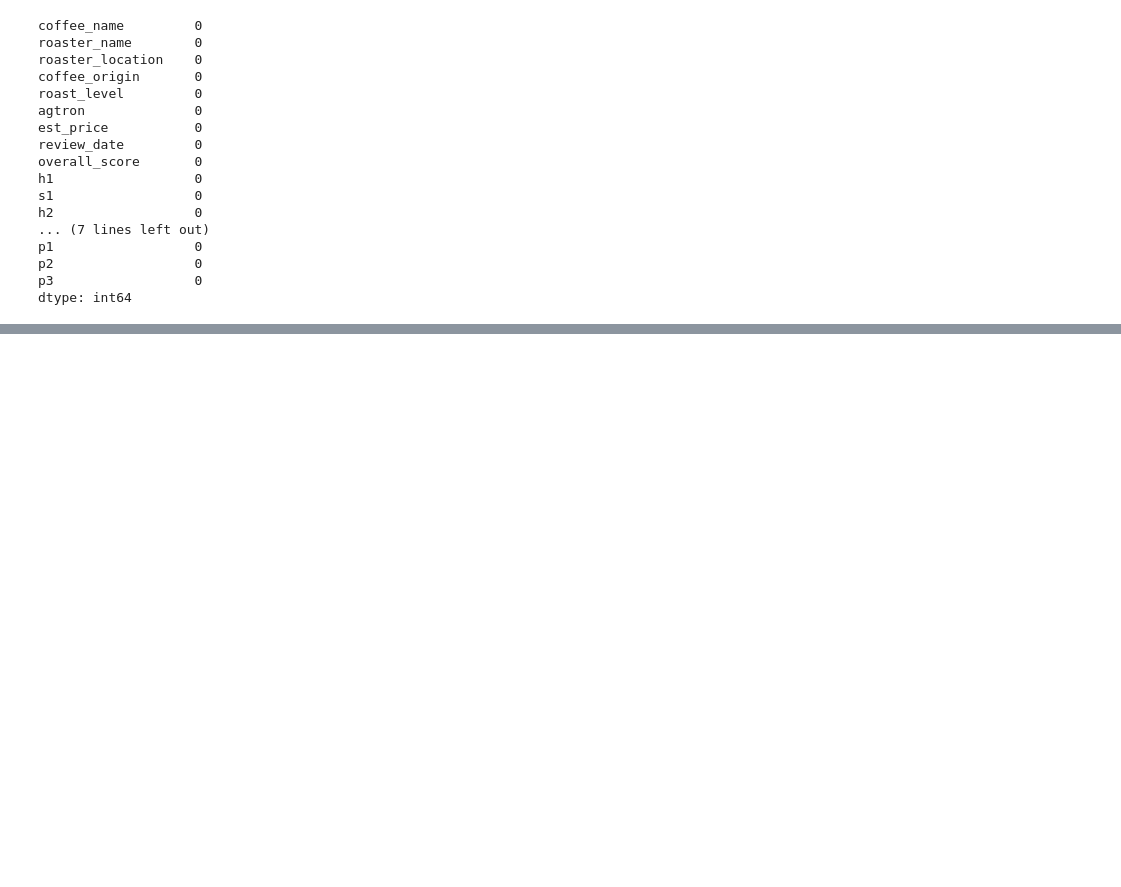
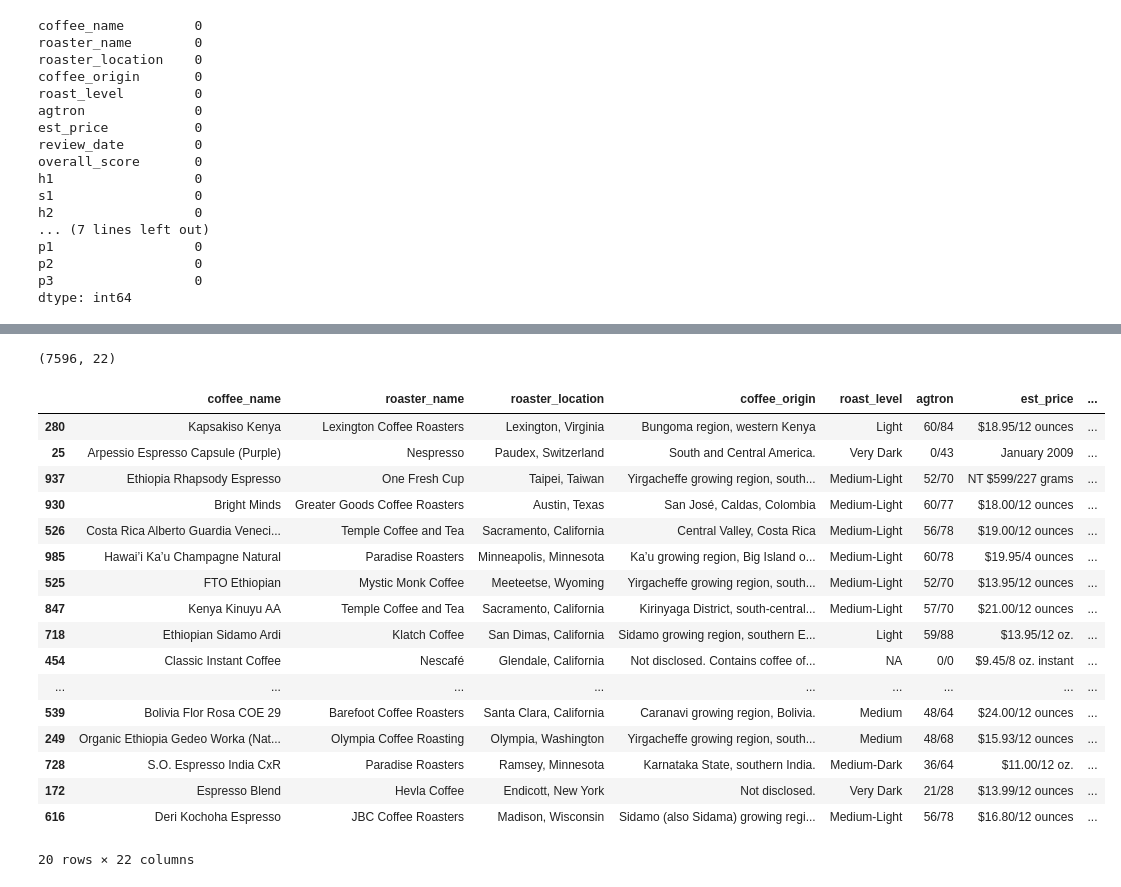
Before and after one commit to KMere21/capstone, a Jupyter notebook: Capstone_Part_1-Collecting_Data-Kate_Meredith.ipynb, the cells around one changed output, grey strips where cells are left out. Drawn from its saved outputs; the diff is of its cells as text; code cells hidden in the pictures; blank space fills up the shorter version.

Commit message:
raw data scraped and combined_needs cleaned

```diff
--- a/Capstone_Part_1-Collecting_Data-Kate_Meredith.ipynb
+++ b/Capstone_Part_1-Collecting_Data-Kate_Meredith.ipynb
@@ -931,0 +1103,2 @@ dtype: int64
+# %%
+older_info_df_2 = pd.DataFrame(older_info_2, columns = older_cols)
@@ -931,0 +1121,3 @@ dtype: int64
+# %%
+#combining my dataframes
+combo_df_2 = pd.concat([older_info_df, older_info_df_2])
@@ -931,0 +1178,7 @@ dtype: int64
+# %%
+combo_df_2.insert(15, "h4", "")
+combo_df_2.insert(16, "s4", "")
+combo_df_2.insert(17, "h5", "")
+combo_df_2.insert(18, "s5", "")
+
+combo_df_2.shape
@@ -931,0 +1219,28 @@ dtype: int64
+# %%
+#compiling all data into one dateframe
+coffee_df = pd.concat([combo_df, combo_df_2])
+# %%
+coffee_df.shape
+# %% [output]
+(7596, 22)
+# %%
+coffee_df.sample(20)
+# %% [output]
+|  | coffee_name | roaster_name | roaster_location | coffee_origin | roast_level | agtron | est_price | ... |
+| 280 | Kapsakiso Kenya | Lexington Coffee Roasters | Lexington, Virginia | Bungoma region, western Kenya | Light | 60/84 | $18.95/12 ounces | ... |
+| 25 | Arpessio Espresso Capsule (Purple) | Nespresso | Paudex, Switzerland | South and Central America. | Very Dark | 0/43 | January 2009 | ... |
+| 937 | Ethiopia Rhapsody Espresso | One Fresh Cup | Taipei, Taiwan | Yirgacheffe growing region, south... | Medium-Light | 52/70 | NT $599/227 grams | ... |
+| 930 | Bright Minds | Greater Goods Coffee Roasters | Austin, Texas | San José, Caldas, Colombia | Medium-Light | 60/77 | $18.00/12 ounces | ... |
+| 526 | Costa Rica Alberto Guardia Veneci... | Temple Coffee and Tea | Sacramento, California | Central Valley, Costa Rica | Medium-Light | 56/78 | $19.00/12 ounces | ... |
+| 985 | Hawai’i Ka’u Champagne Natural | Paradise Roasters | Minneapolis, Minnesota | Ka’u growing region, Big Island o... | Medium-Light | 60/78 | $19.95/4 ounces | ... |
+| 525 | FTO Ethiopian | Mystic Monk Coffee | Meeteetse, Wyoming | Yirgacheffe growing region, south... | Medium-Light | 52/70 | $13.95/12 ounces | ... |
+| 847 | Kenya Kinuyu AA | Temple Coffee and Tea | Sacramento, California | Kirinyaga District, south-central... | Medium-Light | 57/70 | $21.00/12 ounces | ... |
+| 718 | Ethiopian Sidamo Ardi | Klatch Coffee | San Dimas, California | Sidamo growing region, southern E... | Light | 59/88 | $13.95/12 oz. | ... |
+| 454 | Classic Instant Coffee | Nescafé | Glendale, California | Not disclosed. Contains coffee of... | NA | 0/0 | $9.45/8 oz. instant | ... |
+| ... | ... | ... | ... | ... | ... | ... | ... | ... |
+| 539 | Bolivia Flor Rosa COE 29 | Barefoot Coffee Roasters | Santa Clara, California | Caranavi growing region, Bolivia. | Medium | 48/64 | $24.00/12 ounces | ... |
+| 249 | Organic Ethiopia Gedeo Worka (Nat... | Olympia Coffee Roasting | Olympia, Washington | Yirgacheffe growing region, south... | Medium | 48/68 | $15.93/12 ounces | ... |
+| 728 | S.O. Espresso India CxR | Paradise Roasters | Ramsey, Minnesota | Karnataka State, southern India. | Medium-Dark | 36/64 | $11.00/12 oz. | ... |
+| 172 | Espresso Blend | Hevla Coffee | Endicott, New York | Not disclosed. | Very Dark | 21/28 | $13.99/12 ounces | ... |
+| 616 | Deri Kochoha Espresso | JBC Coffee Roasters | Madison, Wisconsin | Sidamo (also Sidama) growing regi... | Medium-Light | 56/78 | $16.80/12 ounces | ... |
+20 rows × 22 columns
```
Also changed, not shown: parts of 27 cells of this notebook, 3 other files.
